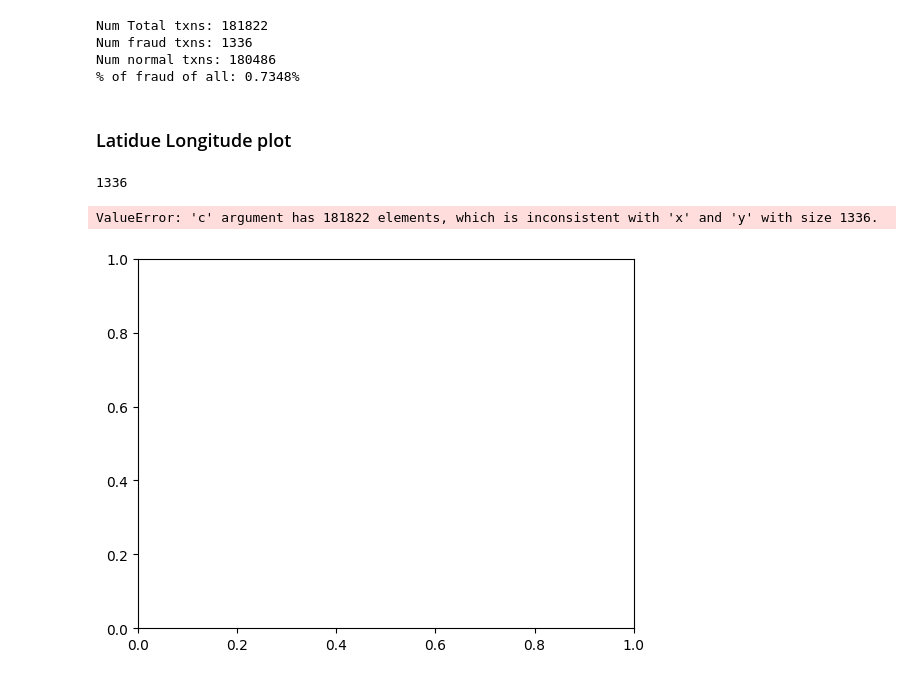
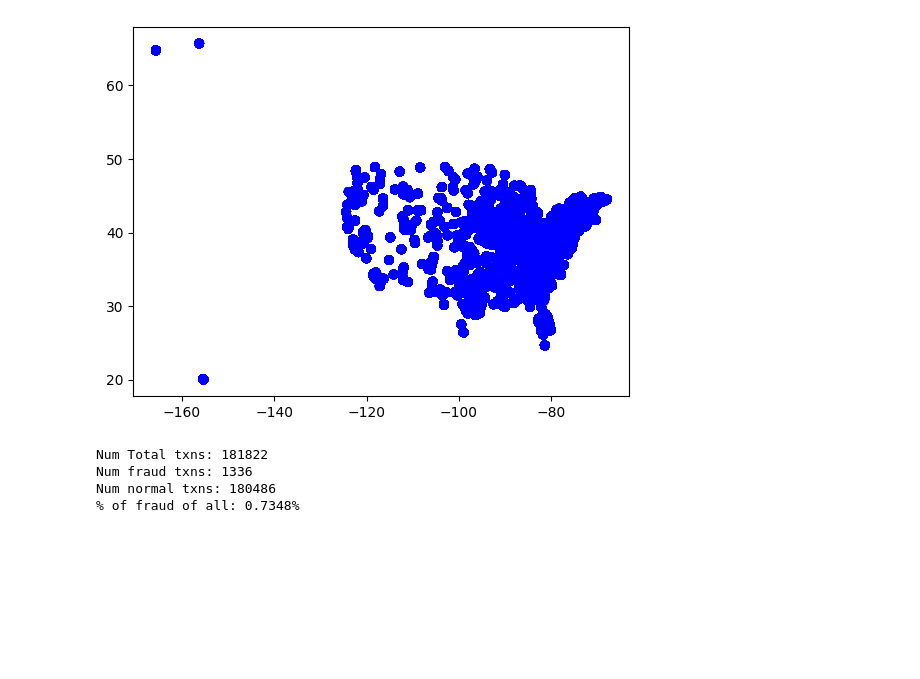
Before and after one commit to mlghammit/DataQuest-2024, a Jupyter notebook: data.ipynb, the cells around one changed output. Drawn from its saved outputs; the diff is of its cells as text; code cells hidden in the pictures; blank space fills up the shorter version.

```diff
--- a/data.ipynb
+++ b/data.ipynb
@@ -128,4 +159,10 @@ isFraud           0
 dtype: int64
+# %%
+colors = df['isFraud'].map({1: 'red', 0: 'blue'})
+plt.scatter(x=df['longitude'], y=df['latitude'], c=colors)
+plt.show()
+# %% [output]
+[figure, added]
 # %%
 fraud = df[df.isFraud == 1]
 normal = df[df.isFraud == 0]
@@ -139,17 +176,3 @@ Num Total txns: 181822
 Num fraud txns: 1336
 Num normal txns: 180486
 % of fraud of all: 0.7348%
-# %% [markdown]
-### Latidue Longitude plot
-# %%
-df[df['isFraud'] == 1].shape[0]
-# %% [output]
-1336
-# %%
-df = fraud
-colors = df['isFraud'].map({1: 'black', 0: 'blue'})
-plt.scatter(x=df['longitude'], y=df['latitude'], c=colors)
-plt.show()
-# %% [output]
-ValueError: 'c' argument has 181822 elements, which is inconsistent with 'x' and 'y' with size 1336.
-[figure, removed]
```
Also changed, not shown: parts of 14 cells of this notebook, 2 other files.
